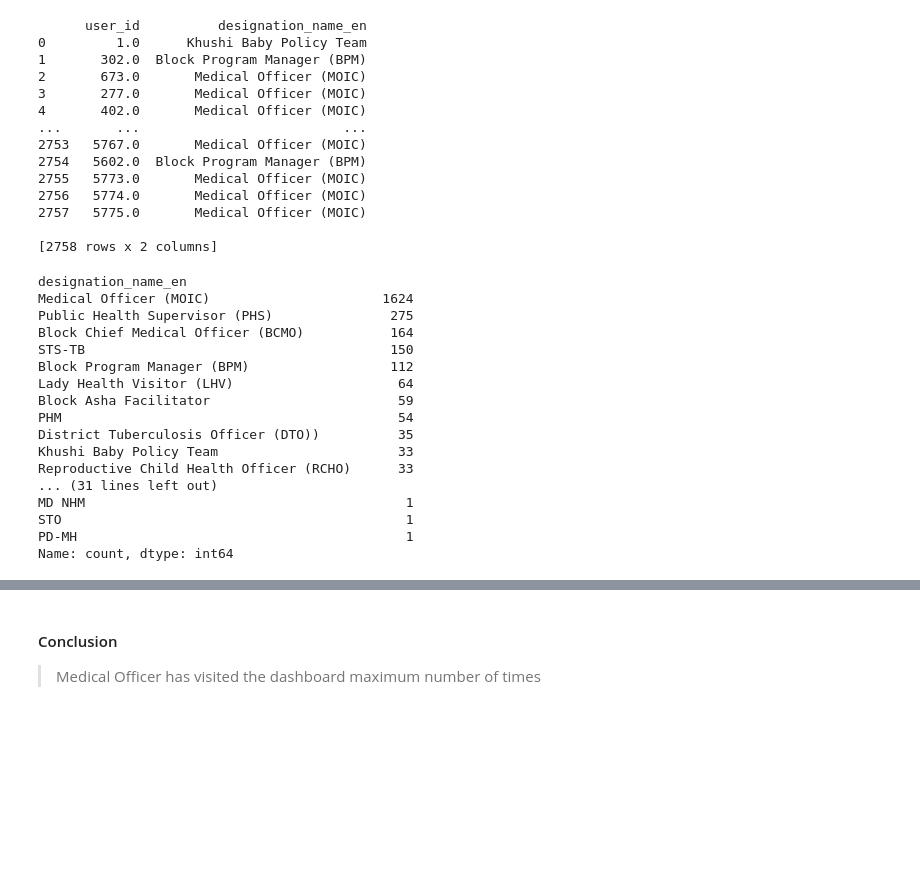
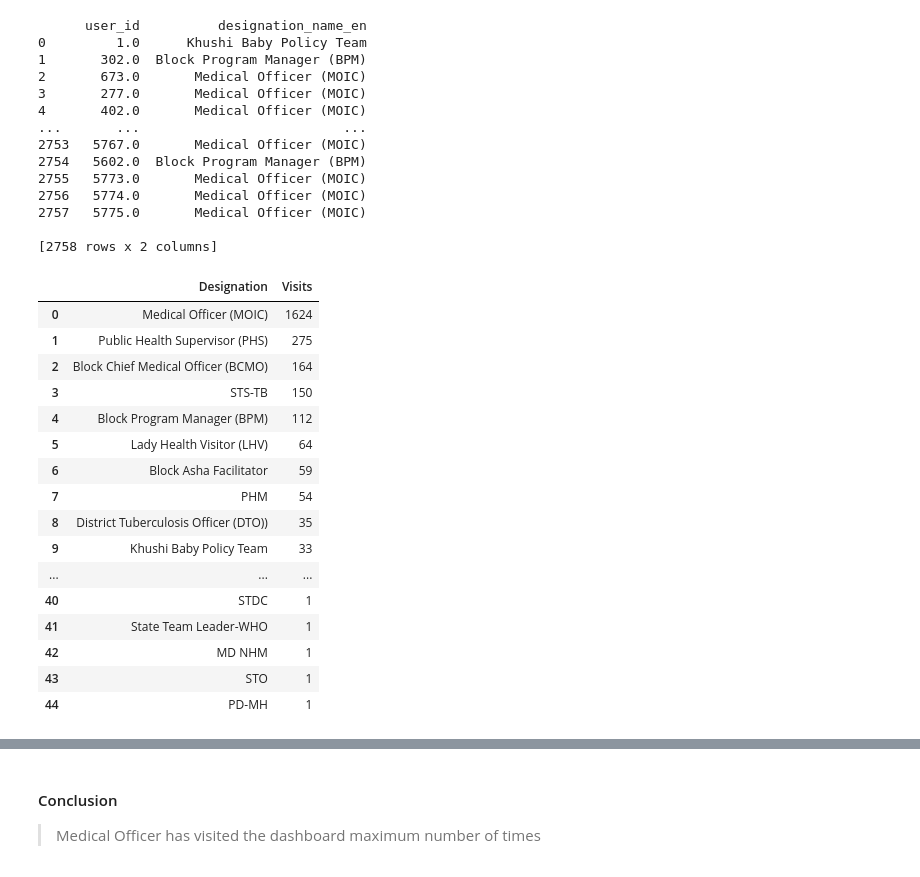
Before and after one commit to taleyahusn21/User-Engagement, a Jupyter notebook: User Engagement.ipynb, the cells around one changed output, grey strips where cells are left out. Saved outputs shown, nothing was run; the diff lists cells and outputs as text; code cells hidden in the pictures; blank space fills up the shorter version.

```diff
--- a/User Engagement.ipynb
+++ b/User Engagement.ipynb
@@ -291,22 +291,24 @@ print(result_df)
 [2758 rows x 2 columns]
 # %%
 designation_counts = result_df['designation_name_en'].value_counts()
-designation_counts
+designation_counts_df = designation_counts.reset_index()
+designation_counts_df.columns = ['Designation', 'Visits']
+designation_counts_df
 # %% [output]
-designation_name_en
-Medical Officer (MOIC)                      1624
-Public Health Supervisor (PHS)               275
-Block Chief Medical Officer (BCMO)           164
-STS-TB                                       150
-Block Program Manager (BPM)                  112
-Lady Health Visitor (LHV)                     64
-Block Asha Facilitator                        59
-PHM                                           54
-District Tuberculosis Officer (DTO))          35
-Khushi Baby Policy Team                       33
-Reproductive Child Health Officer (RCHO)      33
-... (31 lines left out)
-MD NHM                                         1
-STO                                            1
-PD-MH                                          1
-Name: count, dtype: int64
+|  | Designation | Visits |
+| 0 | Medical Officer (MOIC) | 1624 |
+| 1 | Public Health Supervisor (PHS) | 275 |
+| 2 | Block Chief Medical Officer (BCMO) | 164 |
+| 3 | STS-TB | 150 |
+| 4 | Block Program Manager (BPM) | 112 |
+| 5 | Lady Health Visitor (LHV) | 64 |
+| 6 | Block Asha Facilitator | 59 |
+| 7 | PHM | 54 |
+| 8 | District Tuberculosis Officer (DTO)) | 35 |
+| 9 | Khushi Baby Policy Team | 33 |
+| ... | ... | ... |
+| 40 | STDC | 1 |
+| 41 | State Team Leader-WHO | 1 |
+| 42 | MD NHM | 1 |
+| 43 | STO | 1 |
+| 44 | PD-MH | 1 |
```
Also changed, not shown: parts of 28 cells of this notebook.
